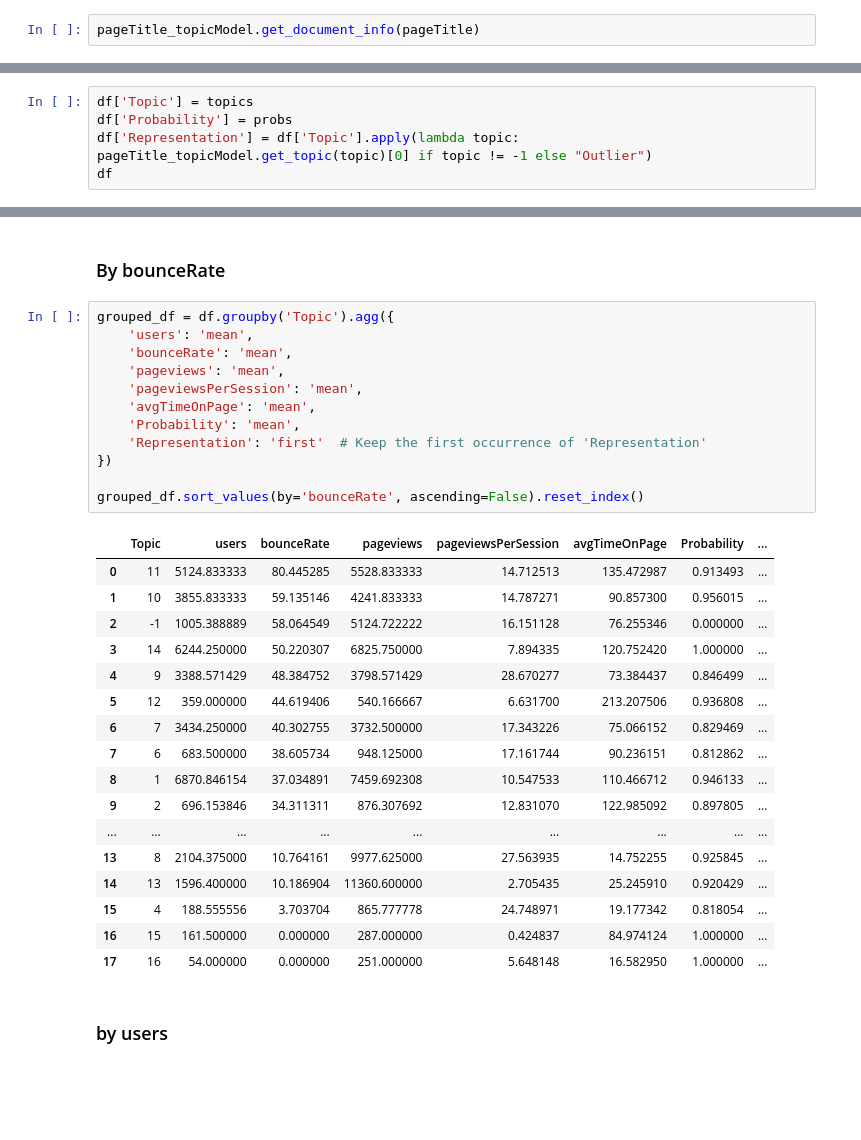
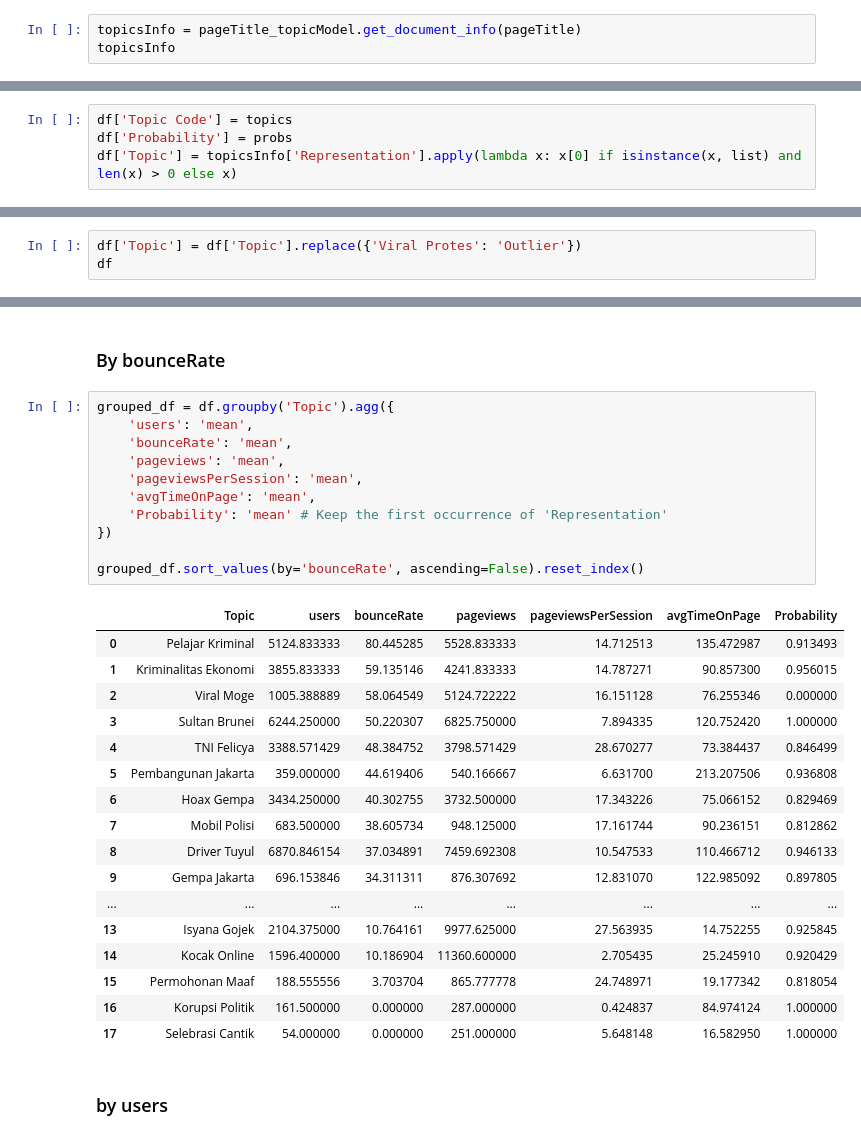
Before and after one commit to xylamaharani/LDA-TopicAnalysis-Detik.com, a Jupyter notebook: analisis.ipynb, the cells around one changed output, grey strips where cells are left out. Cells and saved outputs as stored; diff of their text form; blank space fills up the shorter version.

```diff
--- a/analisis.ipynb
+++ b/analisis.ipynb
@@ -403,4 +407,5 @@ pageTitle_topicModel.get_topic_info()
 # %%
-pageTitle_topicModel.get_document_info(pageTitle)
+topicsInfo = pageTitle_topicModel.get_document_info(pageTitle)
+topicsInfo
 # %% [output]
 |  | Document | Topic | Name | Representation | Representative_Docs | Top_n_words | Probability | ... |
@@ -418,6 +423,5 @@ pageTitle_topicModel.get_document_info(pageTitle)
 155 rows × 8 columns
 # %%
-df['Topic'] = topics
+df['Topic Code'] = topics
 df['Probability'] = probs
-df['Representation'] = df['Topic'].apply(lambda topic: pageTitle_topicModel.get_topic(topic)[0] if topic != -1 else "Outlier")
-df
+df['Topic'] = topicsInfo['Representation'].apply(lambda x: x[0] if isinstance(x, list) and len(x) > 0 else x)
@@ -437,0 +444,3 @@ df
+# %%
+df['Topic'] = df['Topic'].replace({'Viral Protes': 'Outlier'})
+df
@@ -442,33 +465,32 @@ df
 # %%
 grouped_df = df.groupby('Topic').agg({
     'users': 'mean',
     'bounceRate': 'mean',
     'pageviews': 'mean',
     'pageviewsPerSession': 'mean',
     'avgTimeOnPage': 'mean',
-    'Probability': 'mean',
-    'Representation': 'first'  # Keep the first occurrence of 'Representation'
+    'Probability': 'mean' # Keep the first occurrence of 'Representation'
 })
 
 grouped_df.sort_values(by='bounceRate', ascending=False).reset_index()
 # %% [output]
-|  | Topic | users | bounceRate | pageviews | pageviewsPerSession | avgTimeOnPage | Probability | ... |
-| 0 | 11 | 5124.833333 | 80.445285 | 5528.833333 | 14.712513 | 135.472987 | 0.913493 | ... |
-| 1 | 10 | 3855.833333 | 59.135146 | 4241.833333 | 14.787271 | 90.857300 | 0.956015 | ... |
-| 2 | -1 | 1005.388889 | 58.064549 | 5124.722222 | 16.151128 | 76.255346 | 0.000000 | ... |
-| 3 | 14 | 6244.250000 | 50.220307 | 6825.750000 | 7.894335 | 120.752420 | 1.000000 | ... |
-| 4 | 9 | 3388.571429 | 48.384752 | 3798.571429 | 28.670277 | 73.384437 | 0.846499 | ... |
-| 5 | 12 | 359.000000 | 44.619406 | 540.166667 | 6.631700 | 213.207506 | 0.936808 | ... |
-| 6 | 7 | 3434.250000 | 40.302755 | 3732.500000 | 17.343226 | 75.066152 | 0.829469 | ... |
-| 7 | 6 | 683.500000 | 38.605734 | 948.125000 | 17.161744 | 90.236151 | 0.812862 | ... |
-| 8 | 1 | 6870.846154 | 37.034891 | 7459.692308 | 10.547533 | 110.466712 | 0.946133 | ... |
-| 9 | 2 | 696.153846 | 34.311311 | 876.307692 | 12.831070 | 122.985092 | 0.897805 | ... |
-| ... | ... | ... | ... | ... | ... | ... | ... | ... |
-| 13 | 8 | 2104.375000 | 10.764161 | 9977.625000 | 27.563935 | 14.752255 | 0.925845 | ... |
-| 14 | 13 | 1596.400000 | 10.186904 | 11360.600000 | 2.705435 | 25.245910 | 0.920429 | ... |
-| 15 | 4 | 188.555556 | 3.703704 | 865.777778 | 24.748971 | 19.177342 | 0.818054 | ... |
-| 16 | 15 | 161.500000 | 0.000000 | 287.000000 | 0.424837 | 84.974124 | 1.000000 | ... |
-| 17 | 16 | 54.000000 | 0.000000 | 251.000000 | 5.648148 | 16.582950 | 1.000000 | ... |
+|  | Topic | users | bounceRate | pageviews | pageviewsPerSession | avgTimeOnPage | Probability |
+| 0 | Pelajar Kriminal | 5124.833333 | 80.445285 | 5528.833333 | 14.712513 | 135.472987 | 0.913493 |
+| 1 | Kriminalitas Ekonomi | 3855.833333 | 59.135146 | 4241.833333 | 14.787271 | 90.857300 | 0.956015 |
+| 2 | Viral Moge | 1005.388889 | 58.064549 | 5124.722222 | 16.151128 | 76.255346 | 0.000000 |
+| 3 | Sultan Brunei | 6244.250000 | 50.220307 | 6825.750000 | 7.894335 | 120.752420 | 1.000000 |
+| 4 | TNI Felicya | 3388.571429 | 48.384752 | 3798.571429 | 28.670277 | 73.384437 | 0.846499 |
+| 5 | Pembangunan Jakarta | 359.000000 | 44.619406 | 540.166667 | 6.631700 | 213.207506 | 0.936808 |
+| 6 | Hoax Gempa | 3434.250000 | 40.302755 | 3732.500000 | 17.343226 | 75.066152 | 0.829469 |
+| 7 | Mobil Polisi | 683.500000 | 38.605734 | 948.125000 | 17.161744 | 90.236151 | 0.812862 |
+| 8 | Driver Tuyul | 6870.846154 | 37.034891 | 7459.692308 | 10.547533 | 110.466712 | 0.946133 |
+| 9 | Gempa Jakarta | 696.153846 | 34.311311 | 876.307692 | 12.831070 | 122.985092 | 0.897805 |
+| ... | ... | ... | ... | ... | ... | ... | ... |
+| 13 | Isyana Gojek | 2104.375000 | 10.764161 | 9977.625000 | 27.563935 | 14.752255 | 0.925845 |
+| 14 | Kocak Online | 1596.400000 | 10.186904 | 11360.600000 | 2.705435 | 25.245910 | 0.920429 |
+| 15 | Permohonan Maaf | 188.555556 | 3.703704 | 865.777778 | 24.748971 | 19.177342 | 0.818054 |
+| 16 | Korupsi Politik | 161.500000 | 0.000000 | 287.000000 | 0.424837 | 84.974124 | 1.000000 |
+| 17 | Selebrasi Cantik | 54.000000 | 0.000000 | 251.000000 | 5.648148 | 16.582950 | 1.000000 |
 # %% [markdown]
 ### by users
 # %%
```
Also changed, not shown: parts of 33 cells of this notebook, 1 other file.
